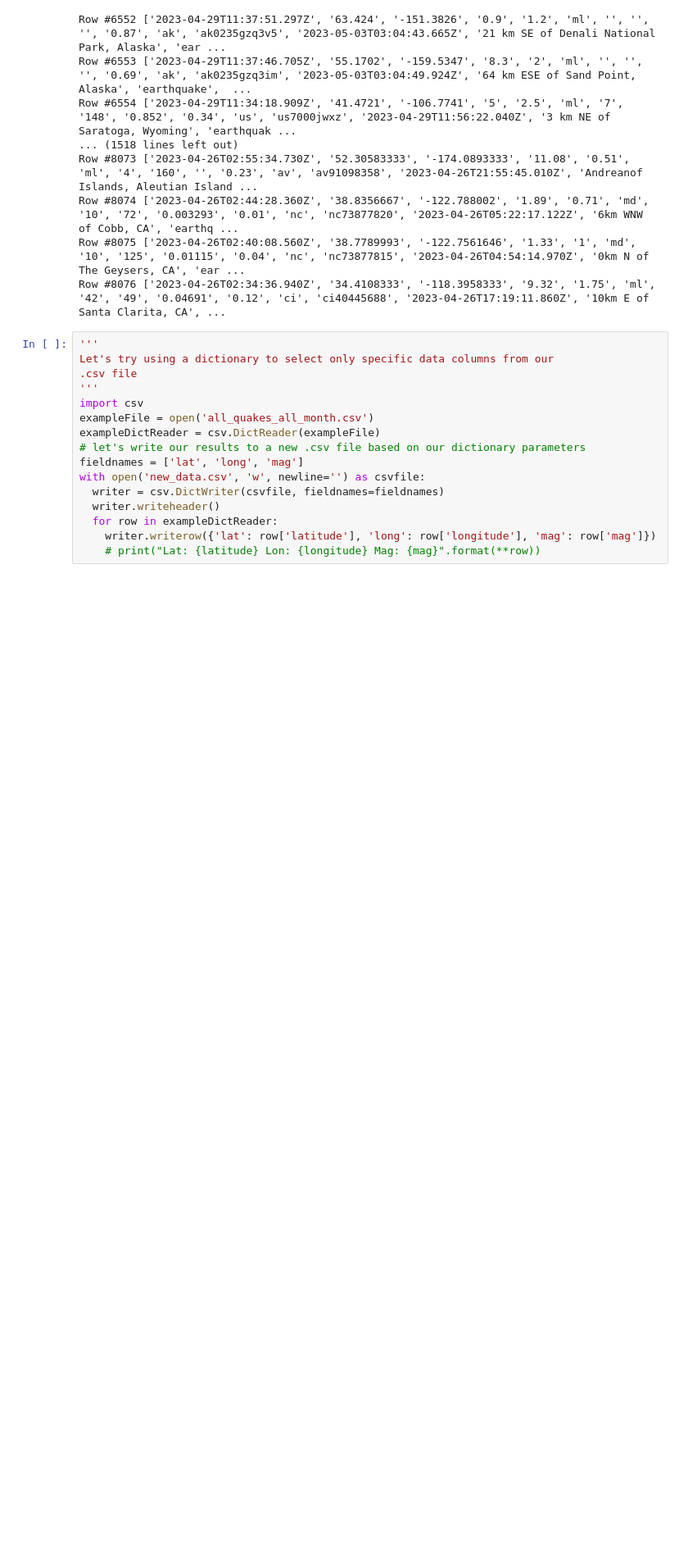
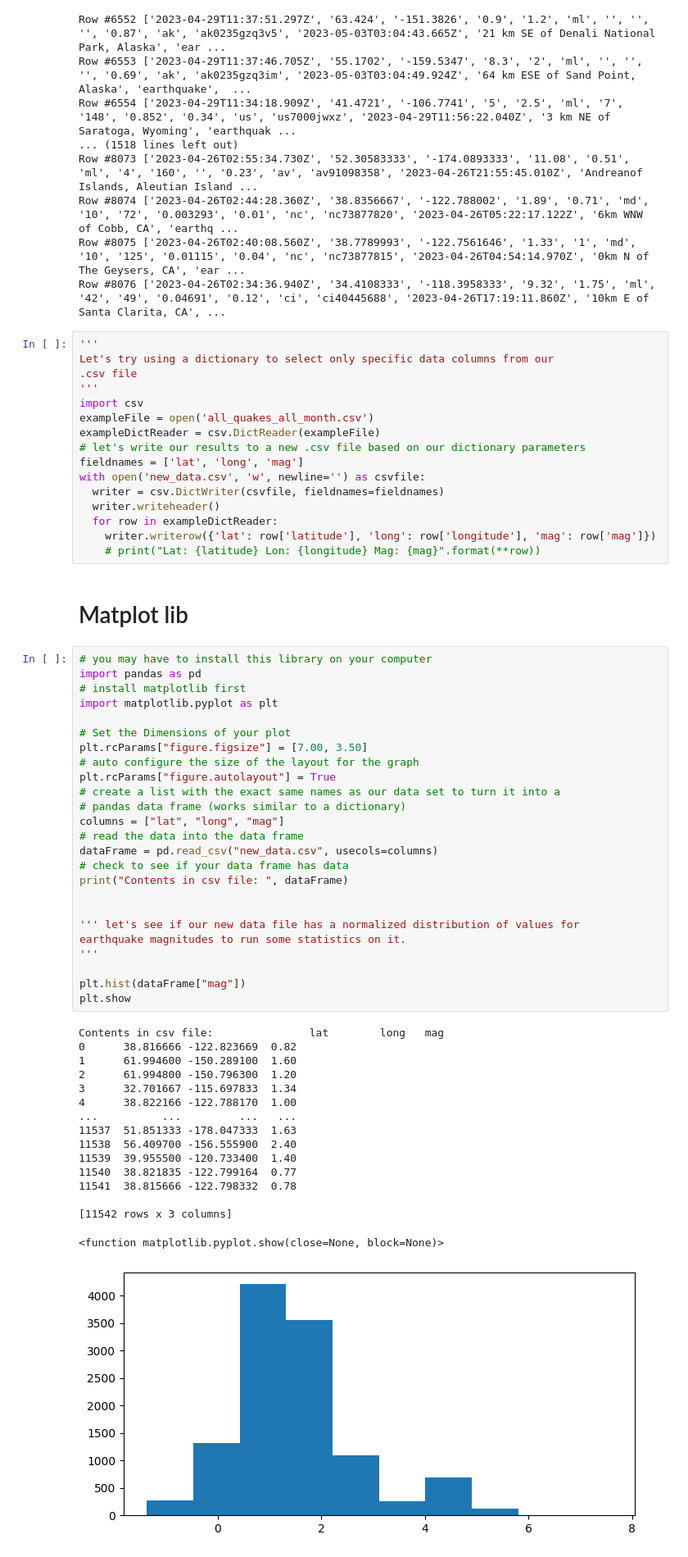
Before and after one commit to Sorbelscience/Linux_Github_Python_CrashCourse, a Jupyter notebook: Python_Tutorial.ipynb, the cells around one changed output. Shown at 82% size. Cells and saved outputs as stored; diff of their text form; blank space fills up the shorter version.

Commit message:
added matplot, pandas, and csv tutorial. working on bash

```diff
--- a/Python_Tutorial.ipynb
+++ b/Python_Tutorial.ipynb
@@ -815,3 +815,47 @@ with open('new_data.csv', 'w', newline='') as csvfile:
   for row in exampleDictReader:
     writer.writerow({'lat': row['latitude'], 'long': row['longitude'], 'mag': row['mag']})
     # print("Lat: {latitude} Lon: {longitude} Mag: {mag}".format(**row))
+# %% [markdown]
+# Matplot lib
+# %%
+# you may have to install this library on your computer
+import pandas as pd
+# install matplotlib first
+import matplotlib.pyplot as plt
+
+# Set the Dimensions of your plot
+plt.rcParams["figure.figsize"] = [7.00, 3.50]
+# auto configure the size of the layout for the graph
+plt.rcParams["figure.autolayout"] = True
+# create a list with the exact same names as our data set to turn it into a
+# pandas data frame (works similar to a dictionary)
+columns = ["lat", "long", "mag"]
+# read the data into the data frame
+dataFrame = pd.read_csv("new_data.csv", usecols=columns)
+# check to see if your data frame has data
+print("Contents in csv file: ", dataFrame)
+
+
+''' let's see if our new data file has a normalized distribution of values for
+earthquake magnitudes to run some statistics on it.
+'''
+
+plt.hist(dataFrame["mag"])
+plt.show
+# %% [output]
+Contents in csv file:               lat        long   mag
+0      38.816666 -122.823669  0.82
+1      61.994600 -150.289100  1.60
+2      61.994800 -150.796300  1.20
+3      32.701667 -115.697833  1.34
+4      38.822166 -122.788170  1.00
+...          ...         ...   ...
+11537  51.851333 -178.047333  1.63
+11538  56.409700 -156.555900  2.40
+11539  39.955500 -120.733400  1.40
+11540  38.821835 -122.799164  0.77
+11541  38.815666 -122.798332  0.78
+
+[11542 rows x 3 columns]
+<function matplotlib.pyplot.show(close=None, block=None)>
+[figure, added]
```
Also changed, not shown: parts of 3 cells of this notebook.
